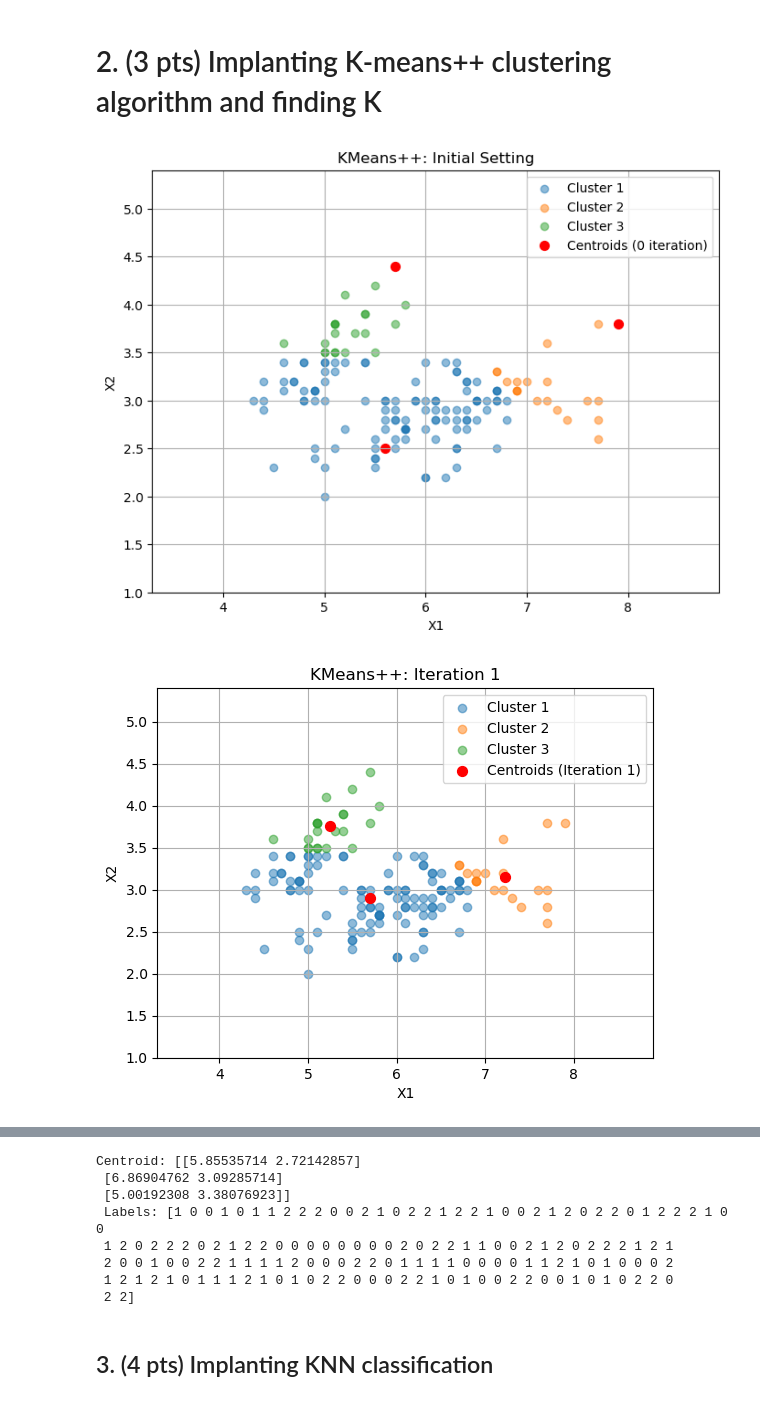
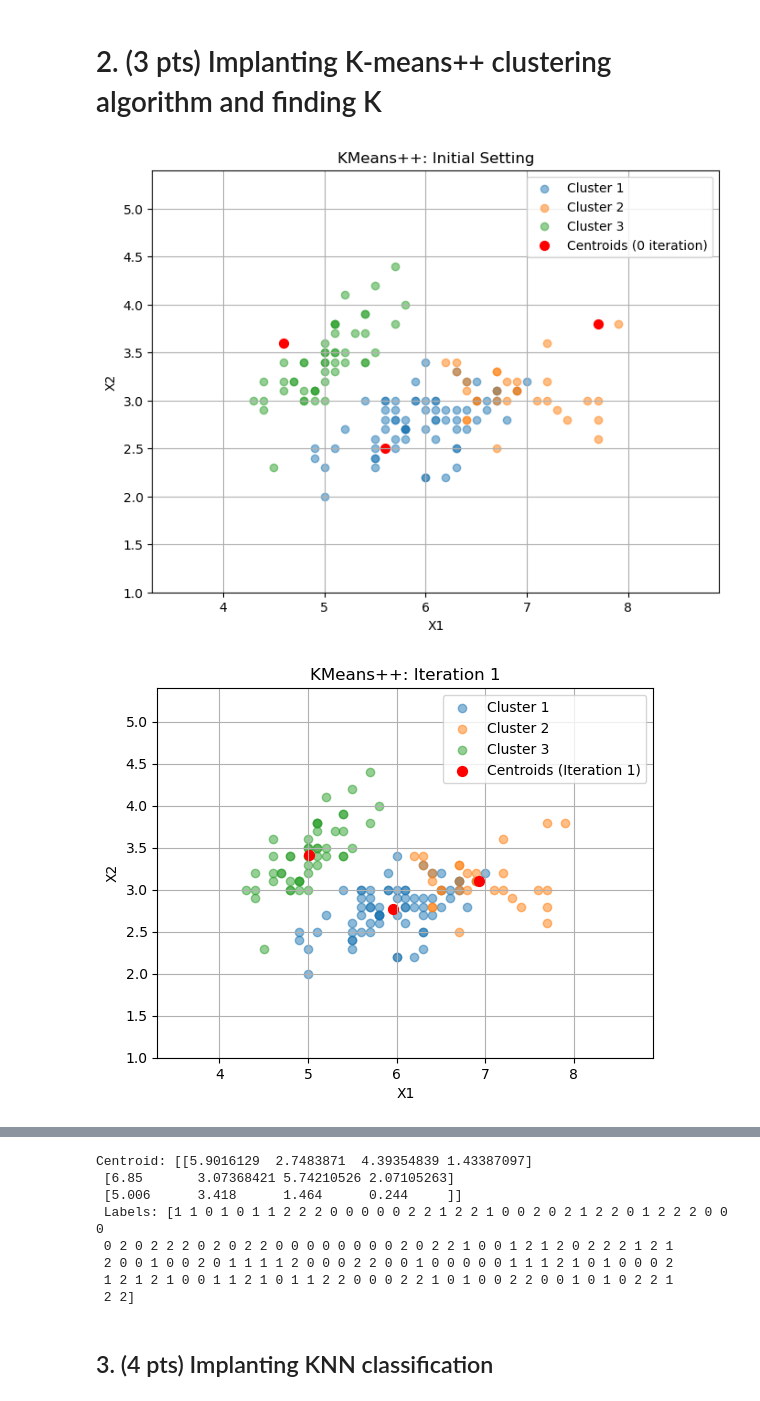
Before and after one commit to sgwlee96/Fall2024, a Jupyter notebook: DATA240/Assignment2/Assignment2.ipynb, the cells around one changed output, grey strips where cells are left out. Cells and saved outputs as stored; diff of their text form; code cells hidden in the pictures.

```diff
--- a/DATA240/Assignment2/Assignment2.ipynb
+++ b/DATA240/Assignment2/Assignment2.ipynb
@@ -245,10 +245,10 @@ def kmeans_plus(X, k, max_iter, plot=True):
 # %%
 k = 3
 iterations = 4
 
 np.random.seed(123)
-centroid, labels = kmeans_plus(X, k, 4, plot=True)
+centroid, labels = kmeans_plus(df, k, 4, plot=True)
 print(f"Centroid: {centroid}\n Labels: {labels}")
 # %% [output]
-[figure, old version]
+[figure, new version]
-[figure, old version]
+[figure, new version]
@@ -258,10 +258,10 @@ print(f"Centroid: {centroid}\n Labels: {labels}")
-Centroid: [[5.85535714 2.72142857]
- [6.86904762 3.09285714]
- [5.00192308 3.38076923]]
- Labels: [1 0 0 1 0 1 1 2 2 2 0 0 2 1 0 2 2 1 2 2 1 0 0 2 1 2 0 2 2 0 1 2 2 2 1 0 0
- 1 2 0 2 2 2 0 2 1 2 2 0 0 0 0 0 0 0 0 2 0 2 2 1 1 0 0 2 1 2 0 2 2 2 1 2 1
- 2 0 0 1 0 0 2 2 1 1 1 1 2 0 0 0 2 2 0 1 1 1 1 0 0 0 0 1 1 2 1 0 1 0 0 0 2
- 1 2 1 2 1 0 1 1 1 2 1 0 1 0 2 2 0 0 0 2 2 1 0 1 0 0 2 2 0 0 1 0 1 0 2 2 0
+Centroid: [[5.9016129  2.7483871  4.39354839 1.43387097]
+ [6.85       3.07368421 5.74210526 2.07105263]
+ [5.006      3.418      1.464      0.244     ]]
+ Labels: [1 1 0 1 0 1 1 2 2 2 0 0 0 0 0 2 2 1 2 2 1 0 0 2 0 2 1 2 2 0 1 2 2 2 0 0 0
+ 0 2 0 2 2 2 0 2 0 2 2 0 0 0 0 0 0 0 0 2 0 2 2 1 0 0 1 2 1 2 0 2 2 2 1 2 1
+ 2 0 0 1 0 0 2 0 1 1 1 1 2 0 0 0 2 2 0 0 1 0 0 0 0 0 1 1 1 2 1 0 1 0 0 0 2
+ 1 2 1 2 1 0 0 1 1 2 1 0 1 1 2 2 0 0 0 2 2 1 0 1 0 0 2 2 0 0 1 0 1 0 2 2 1
  2 2]
 # %% [markdown]
 ## 3. (4 pts) Implanting KNN classification
```
Also changed, not shown: parts of 2 cells of this notebook, 1 other file.
